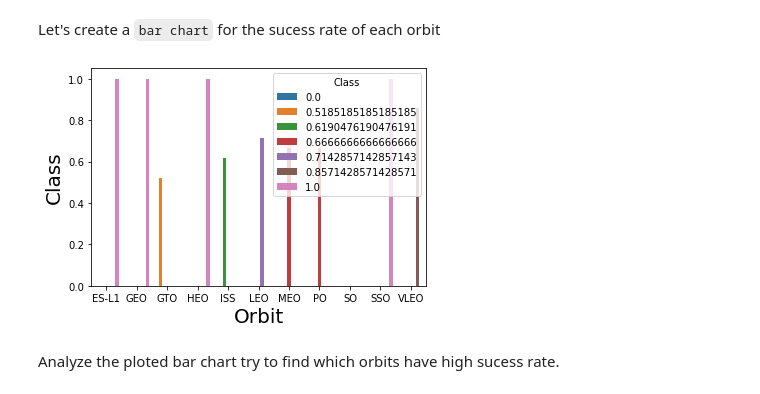
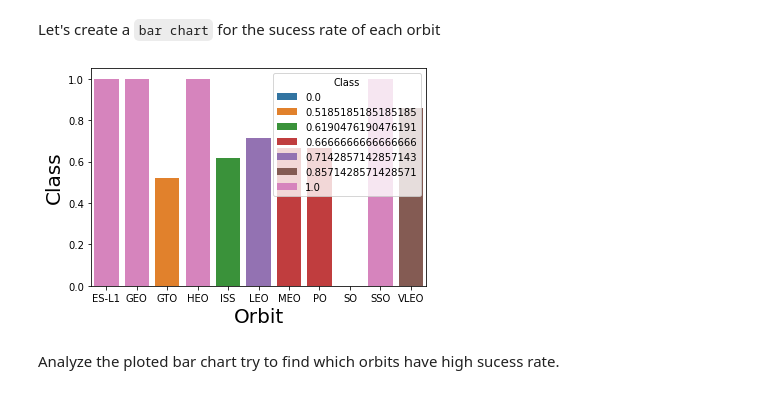
Before and after one commit to Bhaskar1031/testrepo, a Jupyter notebook: EDA_DATAVIZ.ipynb, the cells around one changed output. Saved outputs shown, nothing was run; the diff lists cells and outputs as text; code cells hidden in the pictures.

```diff
--- a/EDA_DATAVIZ.ipynb
+++ b/EDA_DATAVIZ.ipynb
@@ -115,12 +115,12 @@ Let's create a `bar chart` for the sucess rate of each orbit
 # %%
 # HINT use groupby method on Orbit column and get the mean of Class column
 df_updated = df.groupby(['Orbit']).mean()
-sns.barplot(y="Class", x=df_updated.index.values, hue="Class", data=df_updated)
+sns.barplot(y="Class", x=df_updated.index.values, hue="Class", data=df_updated,dodge=False)
 plt.xlabel("Orbit",fontsize=20)
 plt.ylabel("Class",fontsize=20)
 plt.show()
 # %% [output]
-[figure, old version]
+[figure, new version]
 # %% [markdown]
 Analyze the ploted bar chart try to find which orbits have high sucess rate.
 # %% [markdown]
```
Also changed, not shown: parts of 4 cells of this notebook.
